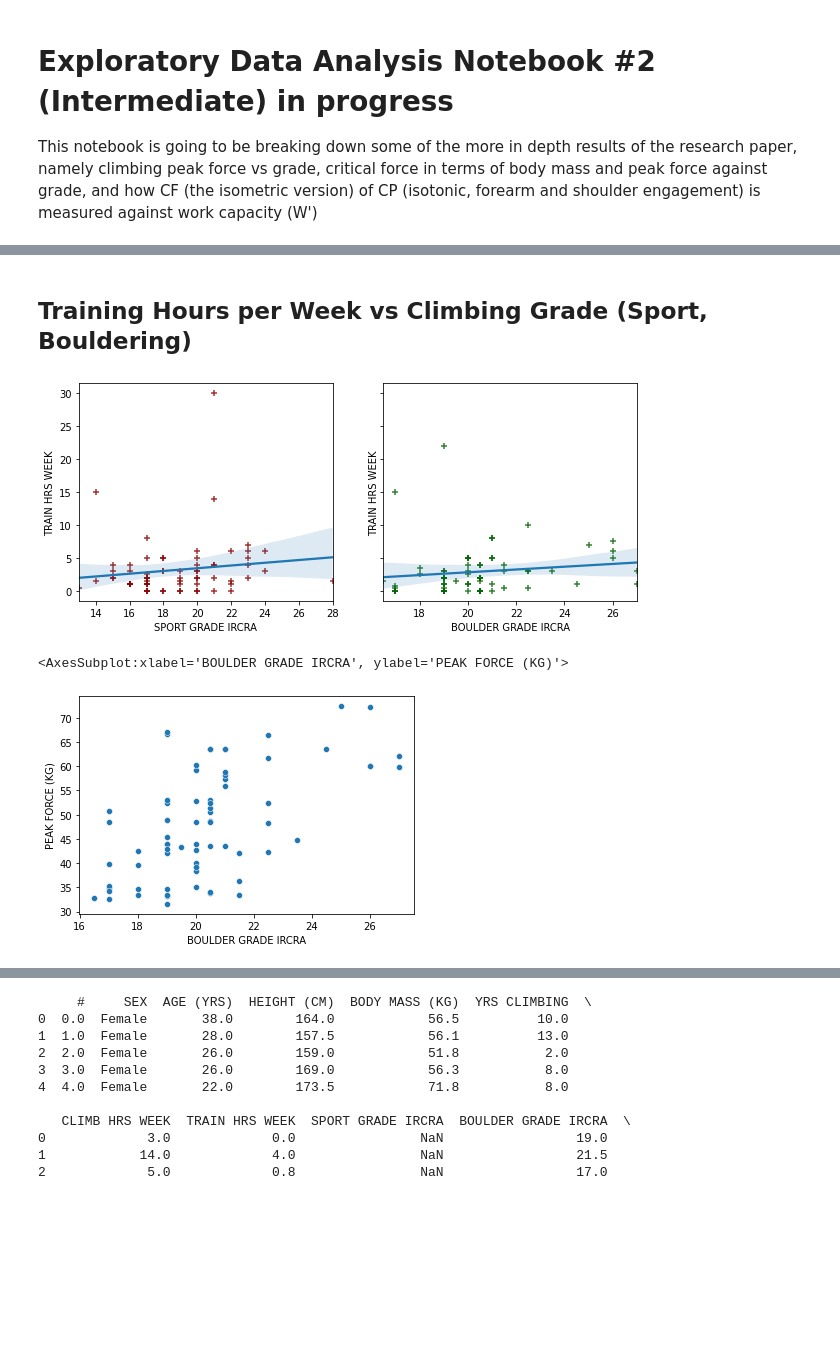
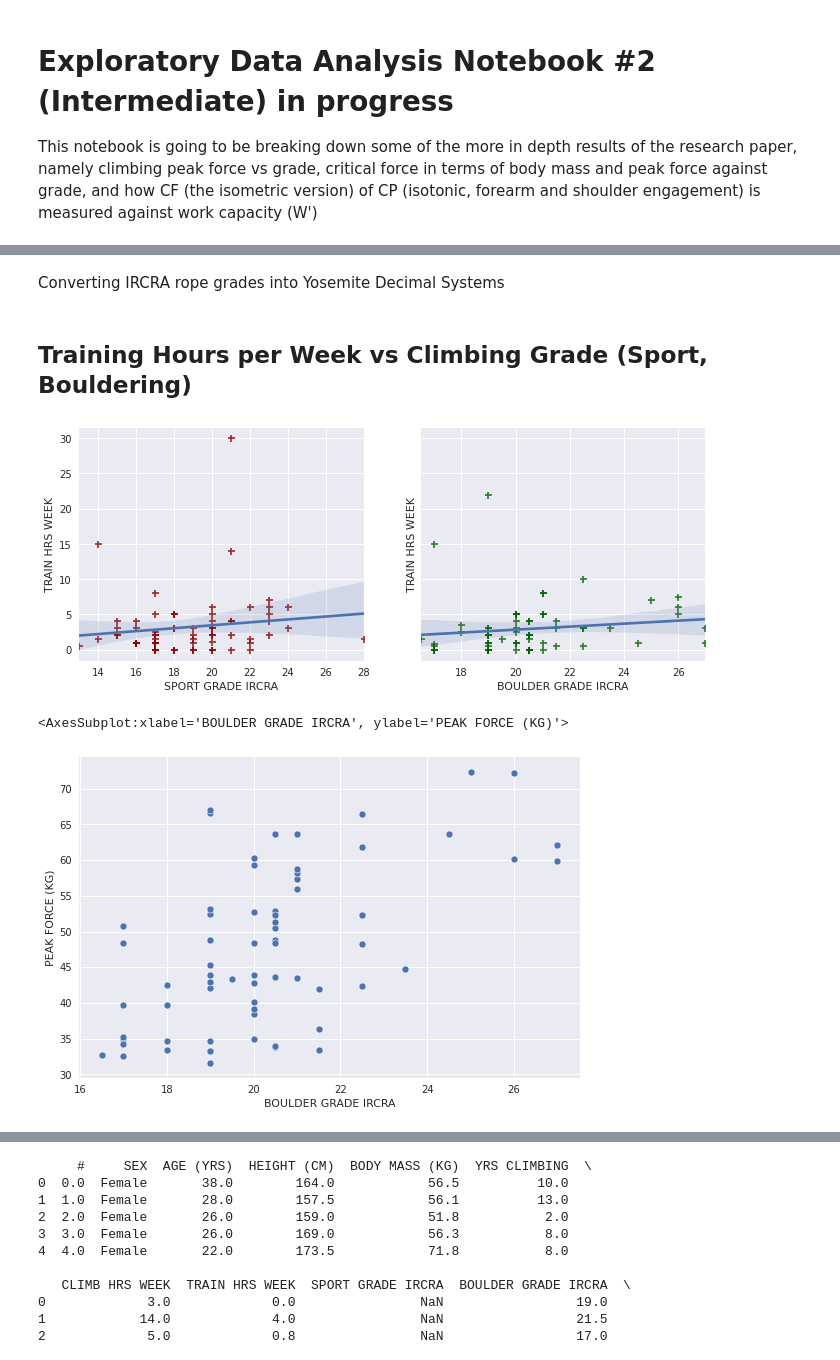
Before and after one commit to haokliao/Critical-Force-Visualization, a Jupyter notebook: EDA_002_notebook.ipynb, the cells around one changed output, grey strips where cells are left out. Drawn from its saved outputs; the diff is of its cells as text; code cells hidden in the pictures; blank space fills up the shorter version.

Commit message:
3/3 Updates, starting on converting from IRCRA scales

```diff
--- a/EDA_002_notebook.ipynb
+++ b/EDA_002_notebook.ipynb
@@ -15,0 +50,6 @@ print(dataframe.head())
+# %%
+v_bin.plot(kind='barh',color='orange',legend=False)
+plt.style.use('seaborn')
+plt.title('Bouldering Grades IRCRA counts in V-Scale')
+plt.xlabel('Number of Climbers')
+plt.ylabel('V scale')
@@ -16,3 +59,6 @@ print(dataframe.head())
+# %% [markdown]
+
+Converting IRCRA rope grades into Yosemite Decimal Systems
 # %% [markdown]
 ## Training Hours per Week vs Climbing Grade (Sport, Bouldering)
 # %%
@@ -27,15 +73,15 @@ ax1 = sns.regplot(ax= ax1, x=dataframe["SPORT GRADE IRCRA"], y=dataframe["TRAIN
 # use the function regplot to make a scatterplot for Bouldering Grades
 ax2 = sns.regplot(ax= ax2,x=dataframe["BOULDER GRADE IRCRA"], y=dataframe["TRAIN HRS WEEK"], marker='+', scatter_kws={"color":"darkgreen"})
 # %% [output]
-[figure, old version]
+[figure, new version]
 # %%
 #peak force vs grade
-# pf_bin = (pd.cut(dataframe['PEAK FORCE (KG)'],bins=pf_bin,labels =age_bin_labels).value_counts().sort_index(ascending=False)).to_frame()
-# pd.cut(dataframe['PEAK FORCE (KG)'], bins=5)
-# sns.scatterplot(data = dataframe, x="BOULDER GRADE IRCRA", y="PEAK FORCE (KG)")
+pf_bin = (pd.cut(dataframe['PEAK FORCE (KG)'],bins=5).value_counts().sort_index(ascending=False)).to_frame()
+pd.cut(dataframe['PEAK FORCE (KG)'], bins=5)
+sns.scatterplot(data = dataframe, x="BOULDER GRADE IRCRA", y="PEAK FORCE (KG)")
 # %% [output]
 <AxesSubplot:xlabel='BOULDER GRADE IRCRA', ylabel='PEAK FORCE (KG)'>
-[figure, old version]
+[figure, new version]
 # %%
 #weight vs grade?
 #  To measure grades (difficulty) in climbing, the IRCRA (International Rock Climbing Research Association) grading scale was used.
```
Also changed, not shown: parts of 6 cells of this notebook, 1 other file.
